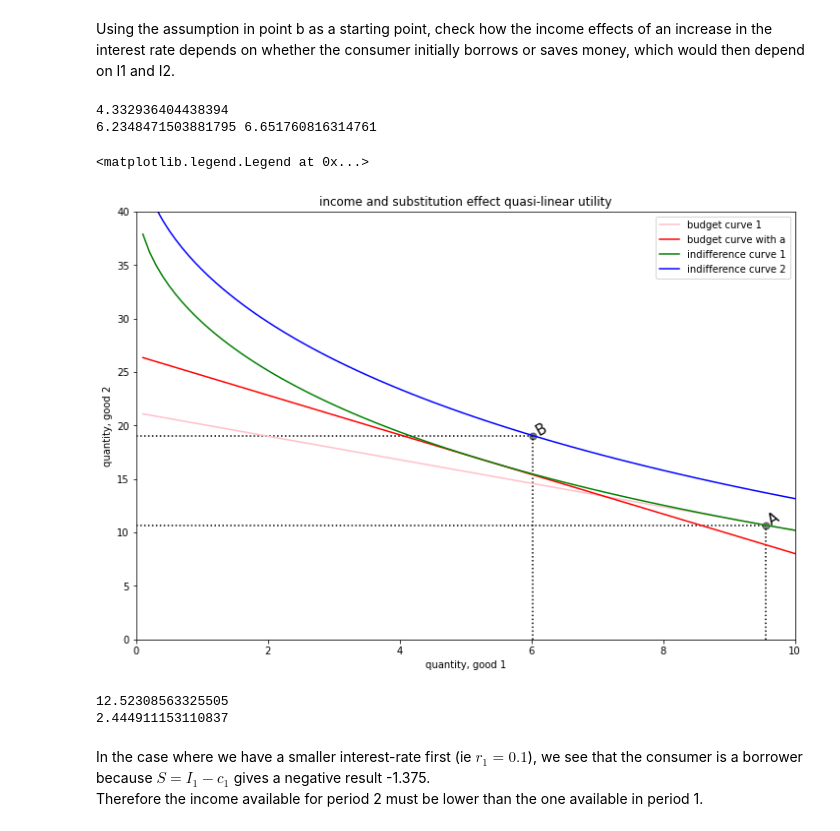
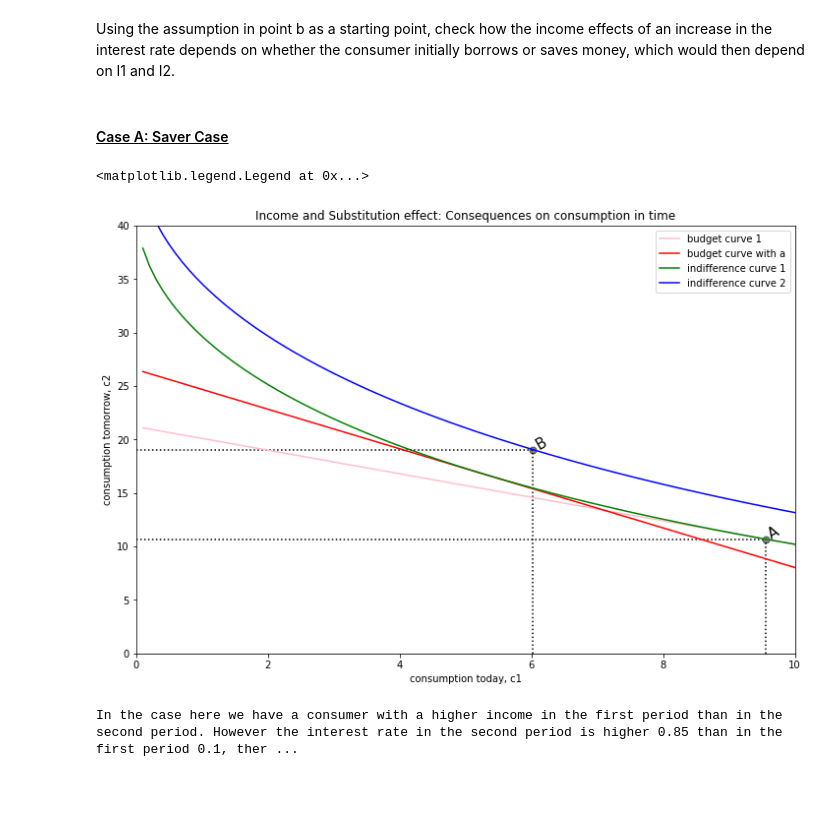
Before and after one commit to PaulineMalaguti/EBA3650, a Jupyter notebook: Lecture 5/QE_Problem_Set_5.ipynb, the cells around one changed output. Saved outputs shown, nothing was run; the diff lists cells and outputs as text; code cells hidden in the pictures; blank space fills up the shorter version.

```diff
--- a/Lecture 5/QE_Problem_Set_5.ipynb
+++ b/Lecture 5/QE_Problem_Set_5.ipynb
@@ -110,6 +110,8 @@ f(rs)
 Using the assumption in point b as a starting point, check how the income effects of
 an increase in the interest rate depends on whether the consumer initially borrows or
 saves money, which would then depend on I1 and I2.
+# %% [markdown]
+#### <u> Case A: Saver Case <u>
 # %%
 def utility(c1, c2):
     e = 0.5 ; q = 0.04
@@ -148,7 +150,7 @@ I1 = 12 ; I2 = 8 ; r1 = 0.1 ; r2 = 0.85
 '''So this should find the income level that would together with prices 1 and 1 (the last two arguments)
  would give the same utility as an income level of 10, together with prices 2 and 1'''
 a = newton_add(diff_indirect_utilities, 1, [I1, I2, r1, r2])
-print(a)
+# print(a)
 
 c1 = np.linspace(0.1, 10, 100) # quantity of good 1
 
@@ -165,47 +167,41 @@ plt.plot(c1, a + (I1 - c1)*(1+r2), color = 'red', label = 'budget curve with a')
 u_bar = indirect_utility(I1, I2, r1)
 u_bar2 = indirect_utility(I1, I2, r2)
 
-print(u_bar, u_bar2)
+#print(u_bar, u_bar2)
 
 # express utility max as a function of quantity of good 2
 c21 = np.zeros((100,1)) ; c22 = np.zeros((100,1))
 
 for idx in range(len(c1)):
     c21[idx] = indifference(c1[idx], u_bar)
     c22[idx] = indifference(c1[idx], u_bar2)
 
 plt.plot(c1, c21, label = 'indifference curve 1', color = 'green')
 plt.plot(c1, c22, label = 'indifference curve 2', color = 'blue')
 
 # find utility-maximising consumption bundle
 dems1 = demand(I1, I2, r1) ; plt.scatter(dems1[0], dems1[1],s=50,alpha=0.5,color='black')
 dems2 = demand(I1, I2, r2) ; plt.scatter(dems2[0], dems2[1],s=50,alpha=0.5,color='black')
 
 # make nice
 # plt.vlines(dems1[0], 8, 10.5, linestyles = 'dotted', color = 'k')
 # plt.vlines(dems2[0], 8, 10.5, linestyles = 'dotted', color = 'k')
 plt.annotate('A', xy = (dems1[0], dems1[1]), xycoords='data',rotation = 30, size=15)
 plt.annotate('B', xy = (dems2[0], dems2[1]), xycoords='data',rotation = 30, size=15)
 
 plt.vlines(dems1[0],0,dems1[1],linestyles='dotted')
 plt.vlines(dems2[0],0,dems2[1],linestyles='dotted')
 plt.hlines(dems1[1],0,dems1[0], linestyles='dotted')
 plt.hlines(dems2[1],0,dems2[0], linestyles='dotted')
 plt.ylim(0,40) ; plt.xlim(0,10)
-plt.title('income and substitution effect quasi-linear utility')
-plt.xlabel('quantity, good 1') ; plt.ylabel('quantity, good 2')
+plt.title('Income and Substitution effect: Consequences on consumption in time')
+plt.xlabel('consumption today, c1') ; plt.ylabel('consumption tomorrow, c2')
 plt.legend(loc = 'upper right')
 # %% [output]
-4.332936404438394
-6.2348471503881795 6.651760816314761
+<matplotlib.legend.Legend at 0x...>
-<matplotlib.legend.Legend at 0x...>
-[figure, old version]
+[figure, new version]
-# %%
-s = I1 - dems1[0]
-print(I2 + s*(1+r2))
-print(s)
-# %% [output]
-12.52308563325505
-2.444911153110837
-# %% [markdown]
-In the case where we have a smaller interest-rate first (ie $r_1 = 0.1$), we see that the consumer is a borrower because $S = I_1 - c_1$ gives a negative result -1.375. <br> Therefore the income available for period 2 must be lower than the one available in period 1.
+# %%
+s = I1 - dems1[0]
+print(f"In the case here we have a consumer with a higher income in the first period than in the second period. However the interest rate in the second period is higher {r2} than in the first period {r1}, therefore the customer is a saver, because we have {s} positive.")
+# %% [output]
+In the case here we have a consumer with a higher income in the first period than in the second period. However the interest rate in the second period is higher 0.85 than in the first period 0.1, ther ...
```
Also changed, not shown: parts of 4 cells of this notebook.
